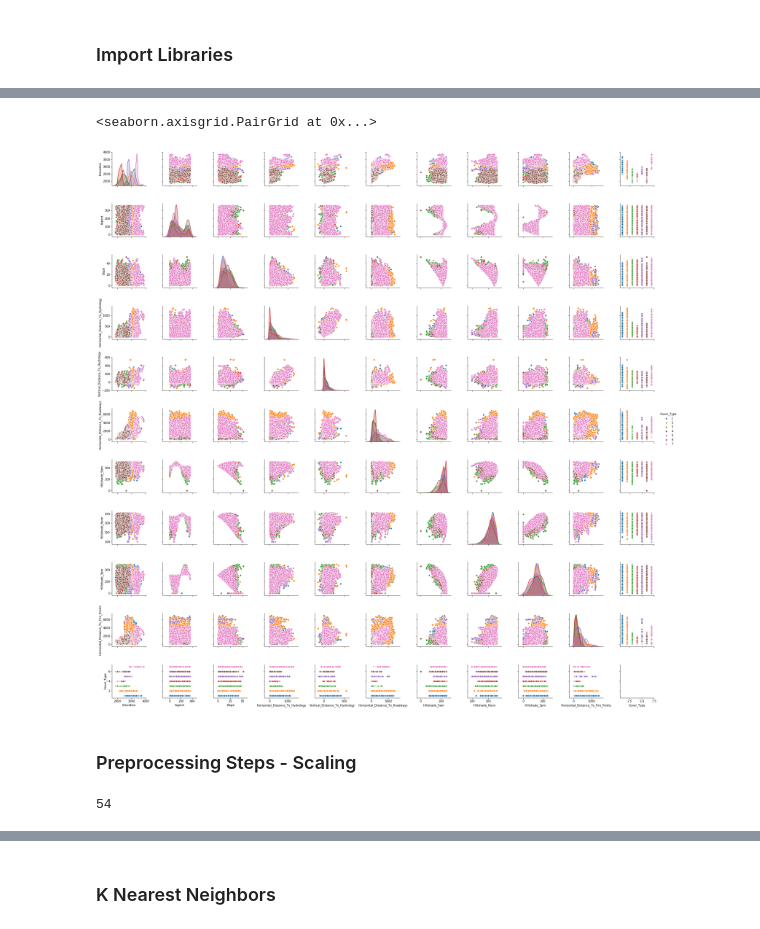
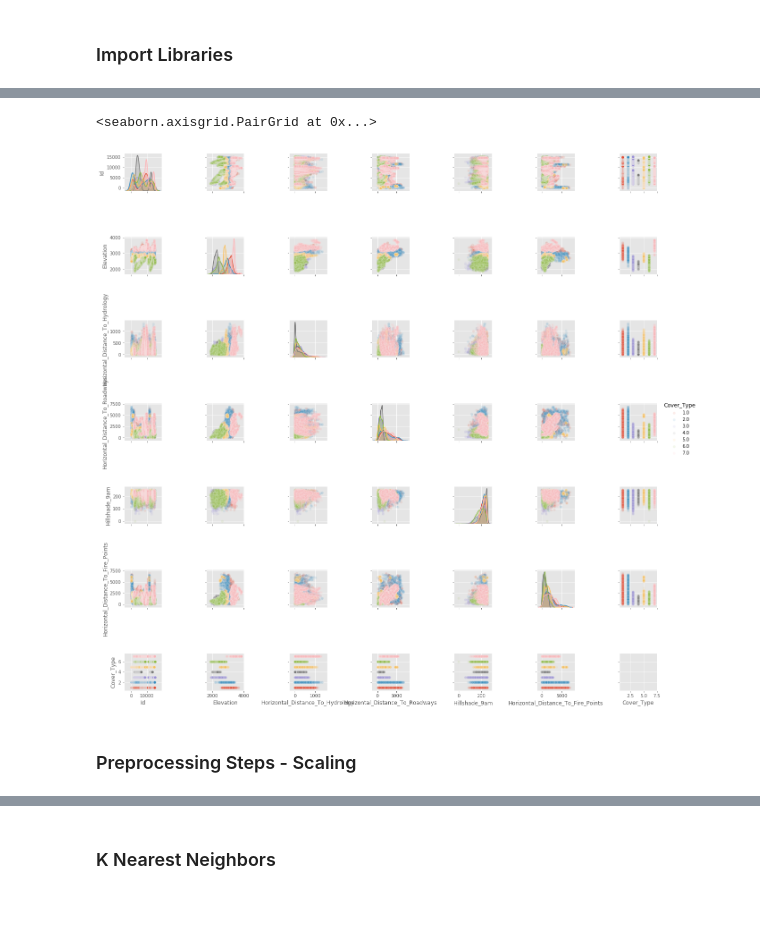
Before and after one commit to tinaprisma/dsc-mod-5-project-online-ds-sp-000, a Jupyter notebook: Kaggle Competition - Machine Learning Project.ipynb, the cells around one changed output, grey strips where cells are left out. Drawn from its saved outputs; the diff is of its cells as text; code cells hidden in the pictures.

```diff
--- a/Kaggle Competition - Machine Learning Project.ipynb
+++ b/Kaggle Competition - Machine Learning Project.ipynb
@@ -17,4 +39,4 @@ import seaborn as sns
 # %%
 # read data
-train = pd.read_csv('train.csv')
-test = pd.read_csv('test.csv')
+train = pd.read_csv('train.csv', dtype = 'float')
+test = pd.read_csv('test.csv', dtype = 'float')
@@ -41,2 +45,6 @@ test.describe()
+# %%
+# features to be dropped
+corr_feats = ['Aspect','Slope','Vertical_Distance_To_Hydrology','Hillshade_3pm','Hillshade_Noon','Soil_Type7','Soil_Type15','Soil_Type29','Wilderness_Area1']
+train.drop(corr_feats,axis=1,inplace=True)
 # %%
 train.columns
@@ -60,8 +66,8 @@ X_train[X_train.columns[0:10]].boxplot()
 # %%
-columns_t_analyze = list(X_train.columns[0:10])
-columns_t_analyze.append("Cover_Type")
-sns.pairplot(train[columns_t_analyze], hue="Cover_Type")
-#plot.savefig("pairplot.png")
+continuous_vars = list(train.columns[0:6])
+continuous_vars.append("Cover_Type")
+
+sns.pairplot(train[continuous_vars], kind='scatter', hue="Cover_Type", plot_kws= {'alpha': 0.1})
 # %% [output]
 <seaborn.axisgrid.PairGrid at 0x...>
-[figure, old version]
+[figure, new version]
@@ -87,4 +77,0 @@ X_train.columns = X.columns
-# %%
-len(features)
-# %% [output]
-54
```
Also changed, not shown: parts of 53 cells of this notebook.
